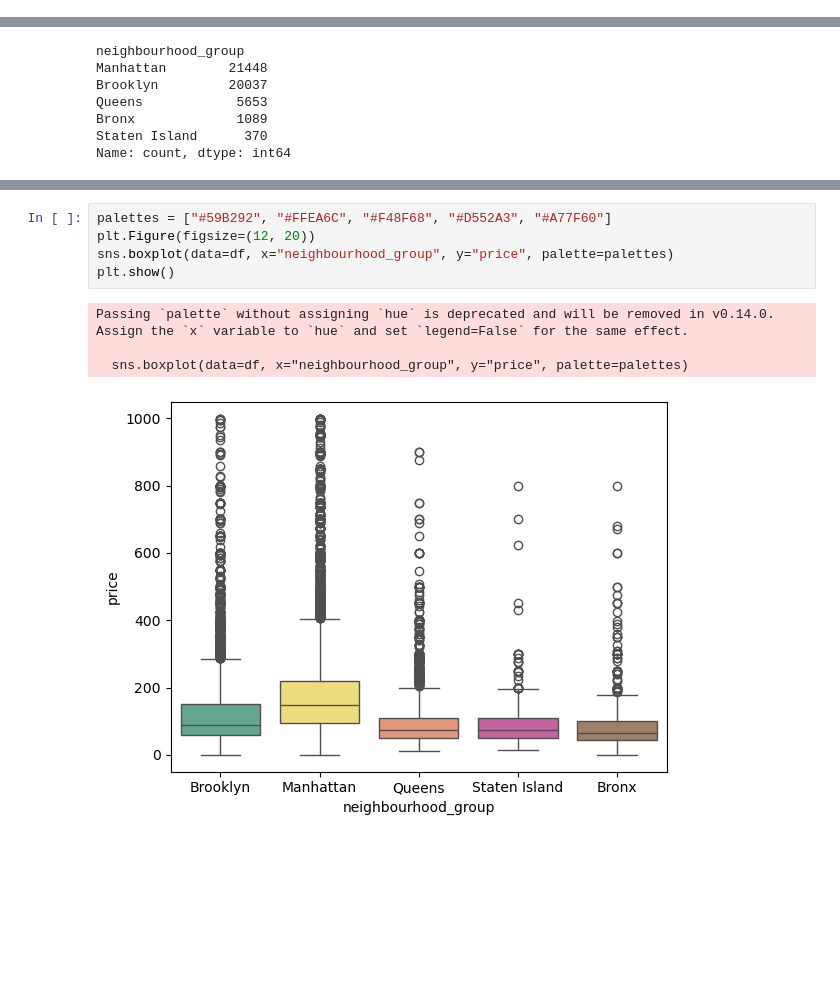
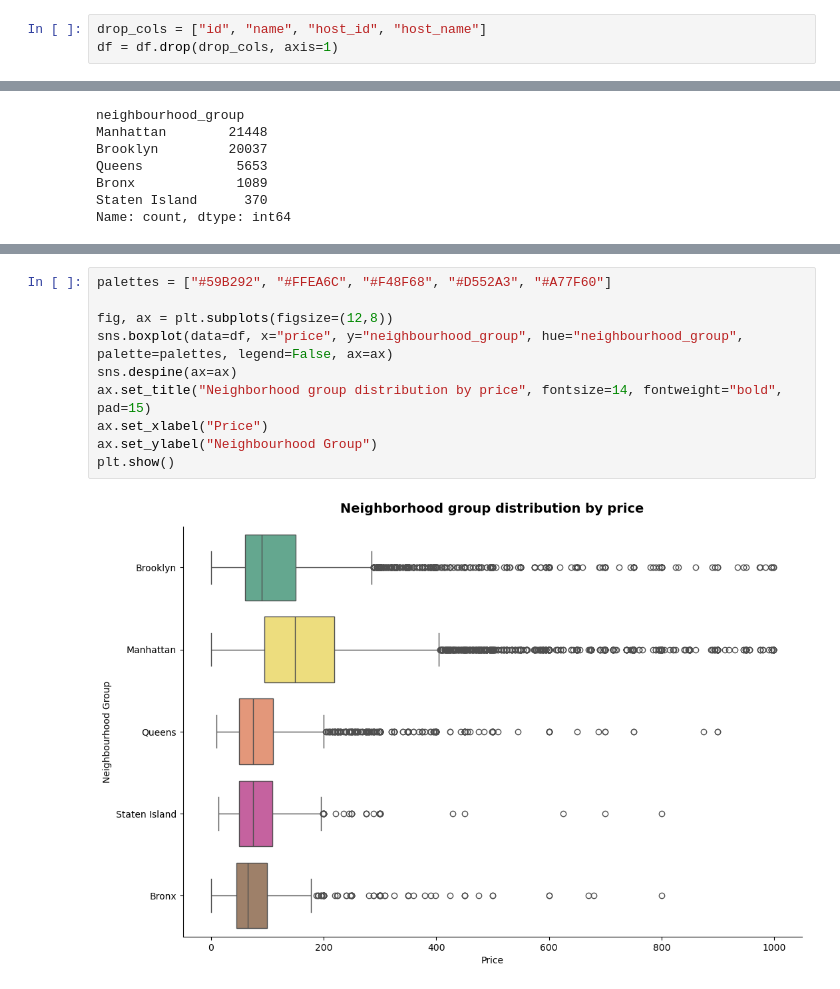
Before and after one commit to selim-sunman/airbnb-price-regression-app, a Jupyter notebook: notebooks/eda.ipynb, the cells around one changed output, grey strips where cells are left out. Drawn from its saved outputs; the diff is of its cells as text; blank space fills up the shorter version.

Commit message:
feat(eda): add data visualization plots to notebook

```diff
--- a/notebooks/eda.ipynb
+++ b/notebooks/eda.ipynb
@@ -29,6 +30,9 @@ df.head()
 | 2 | 3647 | THE VILLAGE OF HARLEM....NEW YORK ! | 4632 | Elisabeth | Manhattan | Harlem | 40.809 | -73.942 | ... |
 | 3 | 3831 | Cozy Entire Floor of Brownstone | 4869 | LisaRoxanne | Brooklyn | Clinton Hill | 40.685 | -73.960 | ... |
 | 4 | 5022 | Entire Apt: Spacious Studio/Loft ... | 7192 | Laura | Manhattan | East Harlem | 40.799 | -73.944 | ... |
+# %%
+drop_cols = ["id", "name", "host_id", "host_name"]
+df = df.drop(drop_cols, axis=1)
 # %%
 df.shape
 # %% [output]
@@ -122,11 +136,13 @@ Name: count, dtype: int64
 # %%
 palettes = ["#59B292", "#FFEA6C", "#F48F68", "#D552A3", "#A77F60"]
-plt.Figure(figsize=(12, 20))
-sns.boxplot(data=df, x="neighbourhood_group", y="price", palette=palettes)
+
+fig, ax = plt.subplots(figsize=(12,8))
+sns.boxplot(data=df, x="price", y="neighbourhood_group", hue="neighbourhood_group", palette=palettes, legend=False, ax=ax)
+sns.despine(ax=ax)
+ax.set_title("Neighborhood group distribution by price", fontsize=14, fontweight="bold", pad=15)
+ax.set_xlabel("Price")
+ax.set_ylabel("Neighbourhood Group")
 plt.show()
 # %% [output]
-Passing `palette` without assigning `hue` is deprecated and will be removed in v0.14.0. Assign the `x` variable to `hue` and set `legend=False` for the same effect.
-
-  sns.boxplot(data=df, x="neighbourhood_group", y="price", palette=palettes)
-[figure, old version]
+[figure, new version]
 # %%
```
Also changed, not shown: parts of 16 cells of this notebook.
